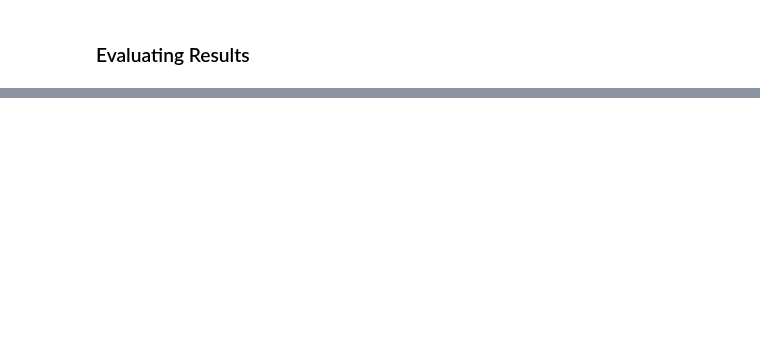
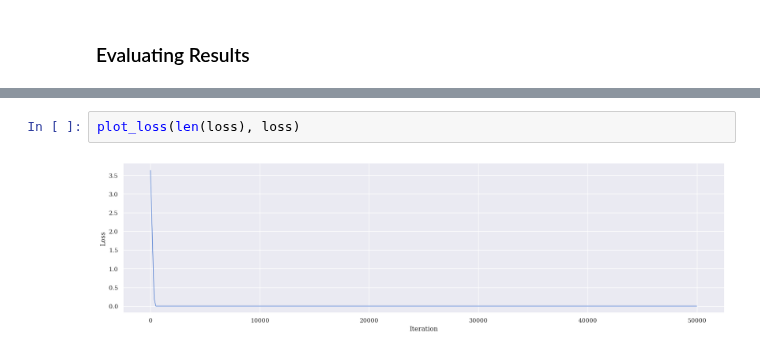
Before and after one commit to Fox-King777/ODE_System_Solver, a Jupyter notebook: solving_example_2.ipynb, the cells around one changed output, grey strips where cells are left out. Cells and saved outputs as stored; diff of their text form; blank space fills up the shorter version.

```diff
--- a/solving_example_2.ipynb
+++ b/solving_example_2.ipynb
@@ -110,0 +95,4 @@ plot_ode(t, res, an_sol)
+# %%
+plot_loss(len(loss), loss)
+# %% [output]
+[figure, added]
```
Also changed, not shown: parts of 3 cells of this notebook, 7 other files.
